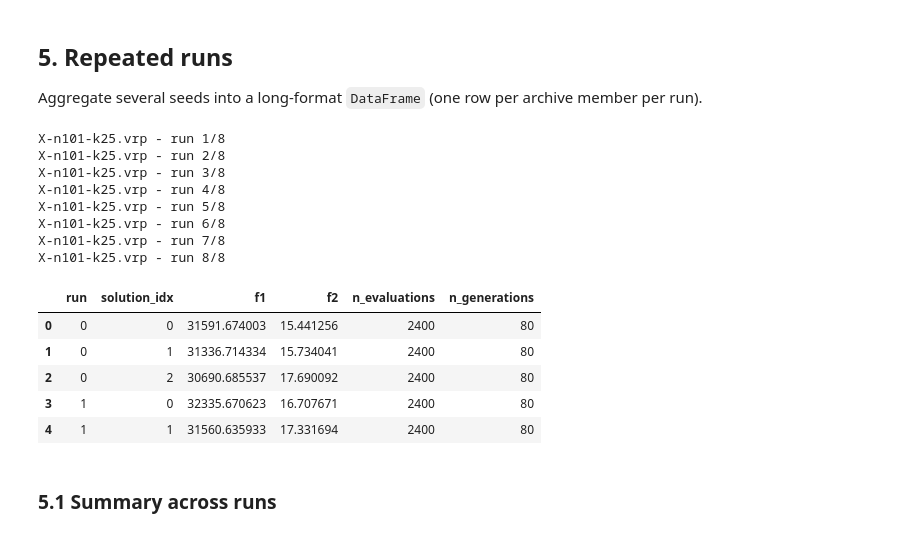
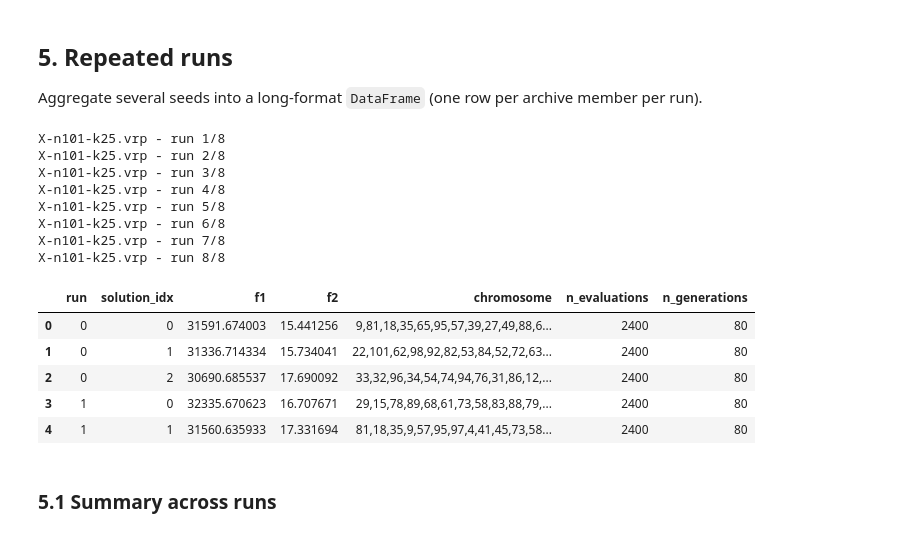
Before and after one commit to nikolalukic167/bao_cvrp, a Jupyter notebook: notebooks/run_paco.ipynb, the cells around one changed output. Drawn from its saved outputs; the diff is of its cells as text; code cells hidden in the pictures.

```diff
--- a/notebooks/run_paco.ipynb
+++ b/notebooks/run_paco.ipynb
@@ -93,30 +93,30 @@ plt.show()
 
 Aggregate several seeds into a long-format ``DataFrame`` (one row per archive member per run).
 # %%
-df = executer.run_repeated_experiment(
+df, history = executer.run_repeated_experiment(
     INSTANCE_NAME,
     n_repeat=N_REPEAT_DEMO,
     n_ants=N_ANTS,
     archive_size=ARCHIVE_SIZE,
     max_iterations=MAX_ITERATIONS,
 )
 
 df.head()
 # %% [output]
 X-n101-k25.vrp - run 1/8
 X-n101-k25.vrp - run 2/8
 X-n101-k25.vrp - run 3/8
 X-n101-k25.vrp - run 4/8
 X-n101-k25.vrp - run 5/8
 X-n101-k25.vrp - run 6/8
 X-n101-k25.vrp - run 7/8
 X-n101-k25.vrp - run 8/8
-|  | run | solution_idx | f1 | f2 | n_evaluations | n_generations |
-| 0 | 0 | 0 | 31591.674003 | 15.441256 | 2400 | 80 |
-| 1 | 0 | 1 | 31336.714334 | 15.734041 | 2400 | 80 |
-| 2 | 0 | 2 | 30690.685537 | 17.690092 | 2400 | 80 |
-| 3 | 1 | 0 | 32335.670623 | 16.707671 | 2400 | 80 |
-| 4 | 1 | 1 | 31560.635933 | 17.331694 | 2400 | 80 |
+|  | run | solution_idx | f1 | f2 | chromosome | n_evaluations | n_generations |
+| 0 | 0 | 0 | 31591.674003 | 15.441256 | 9,81,18,35,65,95,57,39,27,49,88,6... | 2400 | 80 |
+| 1 | 0 | 1 | 31336.714334 | 15.734041 | 22,101,62,98,92,82,53,84,52,72,63... | 2400 | 80 |
+| 2 | 0 | 2 | 30690.685537 | 17.690092 | 33,32,96,34,54,74,94,76,31,86,12,... | 2400 | 80 |
+| 3 | 1 | 0 | 32335.670623 | 16.707671 | 29,15,78,89,68,61,73,58,83,88,79,... | 2400 | 80 |
+| 4 | 1 | 1 | 31560.635933 | 17.331694 | 81,18,35,9,57,95,97,4,41,45,73,58... | 2400 | 80 |
 # %% [markdown]
 ### 5.1 Summary across runs
 # %%
```
Also changed, not shown: parts of 1 cell of this notebook, 2 other files.
